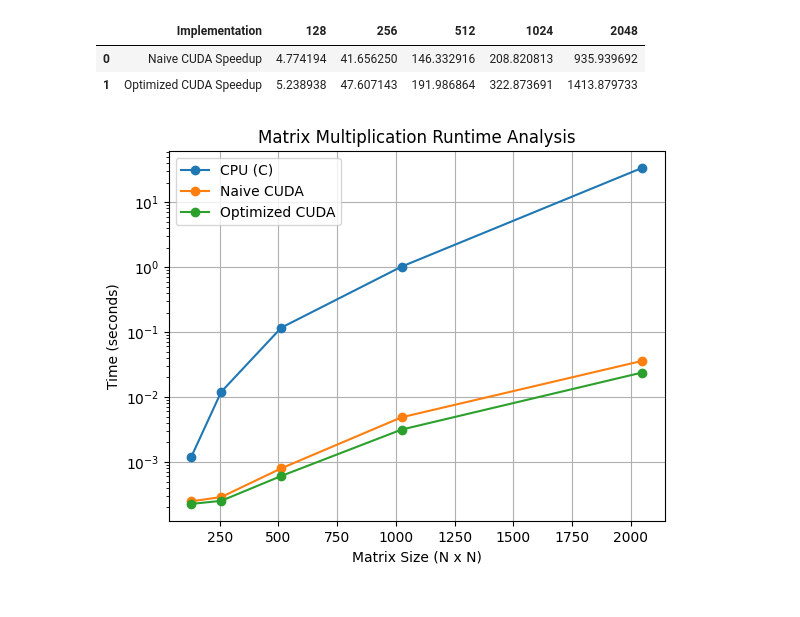
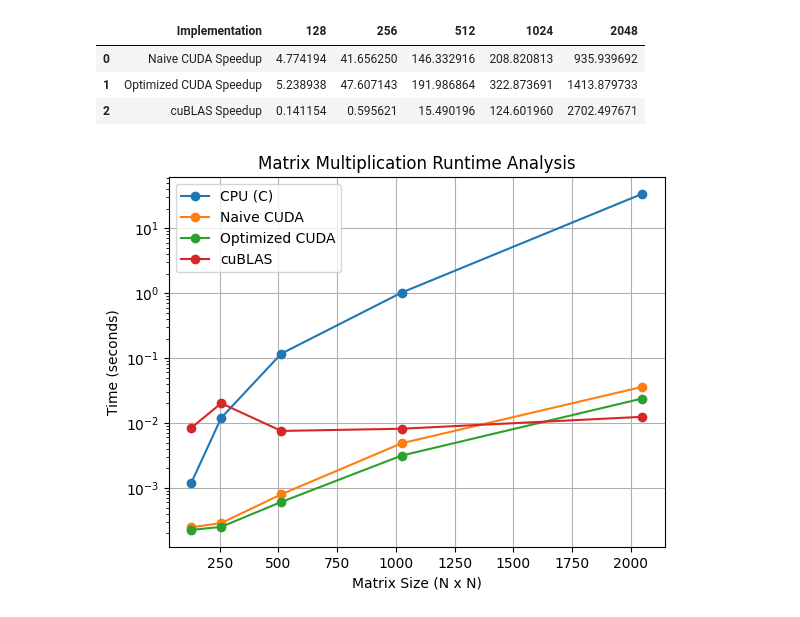
Before and after one commit to SlyShot42/cuda-matmul-conv-bench, a Jupyter notebook: runtime_analysis.ipynb, the cells around one changed output. Drawn from its saved outputs; the diff is of its cells as text; code cells hidden in the pictures.

Commit message:
added cuBLAS Runtimes to the plot

```diff
--- a/runtime_analysis.ipynb
+++ b/runtime_analysis.ipynb
@@ -14,7 +15,8 @@ data
 data.set_index('Implementation', inplace=True)
 speedup_df = pd.DataFrame({
     "Naive CUDA Speedup": data.loc['CPU (C)'] / data.loc['Naive CUDA'],
-    "Optimized CUDA Speedup": data.loc['CPU (C)'] / data.loc['Optimized CUDA']
+    "Optimized CUDA Speedup": data.loc['CPU (C)'] / data.loc['Optimized CUDA'],
+    "cuBLAS Speedup": data.loc['CPU (C)'] / data.loc['cuBLAS']
 }).T
 data.reset_index(inplace=True)
 speedup_df.index.name = 'Implementation'
@@ -24,28 +26,34 @@ speedup_df
 |  | Implementation | 128 | 256 | 512 | 1024 | 2048 |
 | 0 | Naive CUDA Speedup | 4.774194 | 41.656250 | 146.332916 | 208.820813 | 935.939692 |
 | 1 | Optimized CUDA Speedup | 5.238938 | 47.607143 | 191.986864 | 322.873691 | 1413.879733 |
+| 2 | cuBLAS Speedup | 0.141154 | 0.595621 | 15.490196 | 124.601960 | 2702.497671 |
 # %%
 cpu_data = data[data['Implementation'] == 'CPU (C)']
 cpu_Ns = np.array(cpu_data.columns[1:]).astype(np.float32)
 cpu_times = cpu_data.values[0][1:]
 
 naive_cuda_data = data[data['Implementation'] == 'Naive CUDA']
 gpu_Ns = np.array(naive_cuda_data.columns[1:]).astype(np.float32)
 gpu_times = naive_cuda_data.values[0][1:]
 
 optimized_cuda_data = data[data['Implementation'] == 'Optimized CUDA']
 opt_gpu_Ns = np.array(optimized_cuda_data.columns[1:]).astype(np.float32)
 opt_gpu_times = optimized_cuda_data.values[0][1:]
 
+cublas_data = data[data['Implementation'] == 'cuBLAS']
+cublas_Ns = np.array(cublas_data.columns[1:]).astype(np.float32)
+cublas_times = cublas_data.values[0][1:]
+
 plt.plot(cpu_Ns, cpu_times, marker="o", label="CPU (C)")
 plt.plot(gpu_Ns, gpu_times, marker="o", label="Naive CUDA")
 plt.plot(opt_gpu_Ns, opt_gpu_times, marker="o", label="Optimized CUDA")
+plt.plot(cublas_Ns, cublas_times, marker="o", label="cuBLAS")
 plt.xlabel('Matrix Size (N x N)')
 plt.ylabel('Time (seconds)')
 plt.yscale('log')
 plt.title('Matrix Multiplication Runtime Analysis')
 plt.grid(True)
 plt.legend()
 plt.show()
 # %% [output]
-[figure, old version]
+[figure, new version]
```
Also changed, not shown: parts of 1 cell of this notebook.
